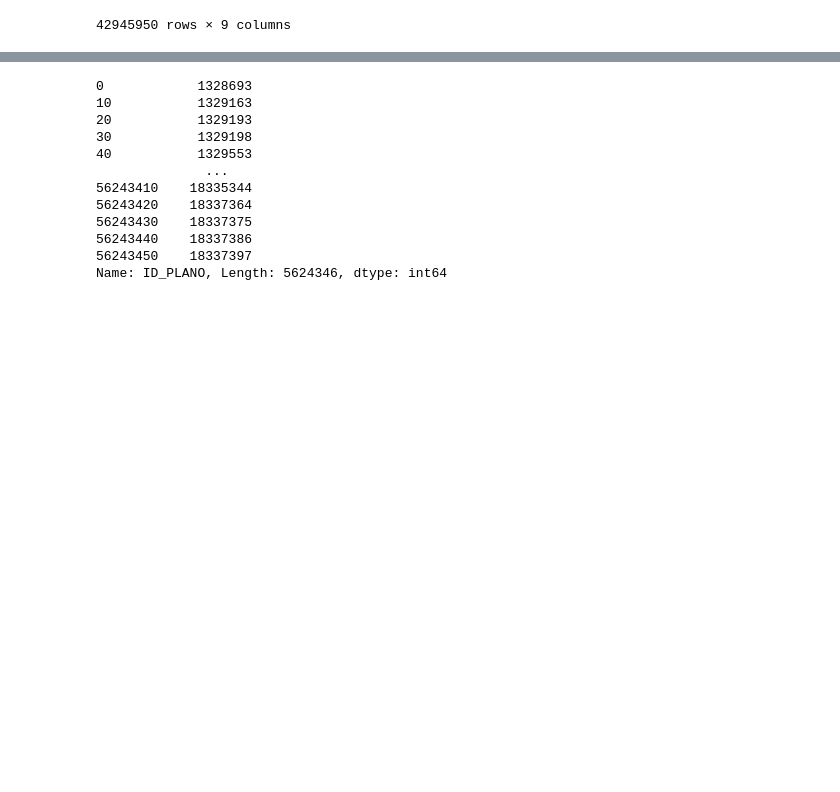
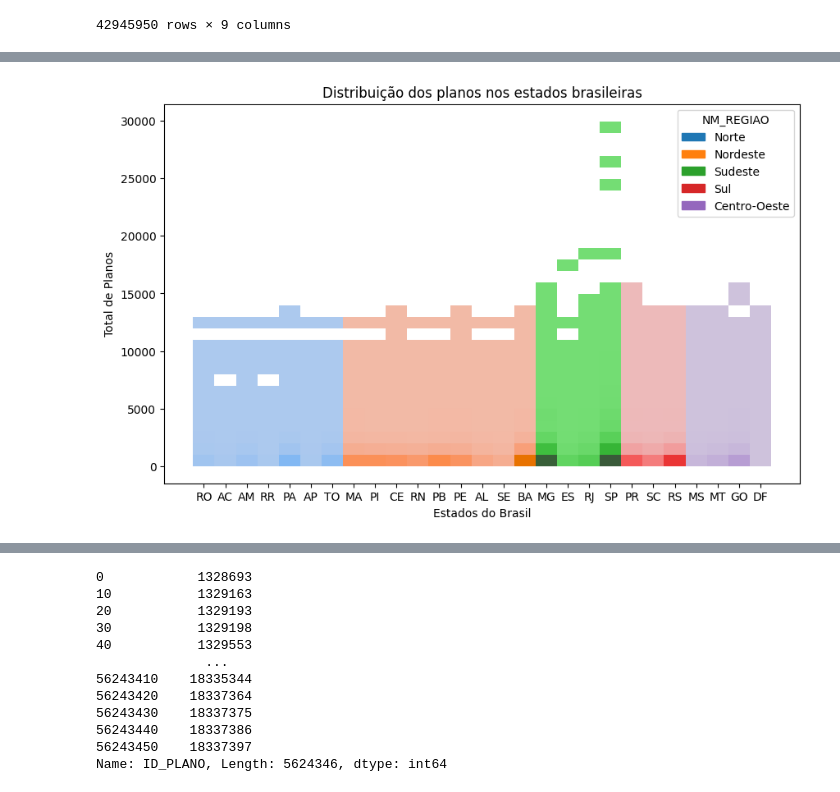
Before and after one commit to MaMBassi/TopicosEspeciaisII, a Jupyter notebook: analise_estatistica_plano_saude_2020.ipynb, the cells around one changed output, grey strips where cells are left out. Drawn from its saved outputs; the diff is of its cells as text; code cells hidden in the pictures; blank space fills up the shorter version.

```diff
--- a/analise_estatistica_plano_saude_2020.ipynb
+++ b/analise_estatistica_plano_saude_2020.ipynb
@@ -264,3 +387,12 @@ tabela
+# %%
+plt.figure(figsize=(10, 6))
+sns.histplot(data=planos_ativos_2020, x='SG_UF', y = 'VCM', hue="NM_REGIAO", legend=True, bins=30)
+plt.title('Distribuição dos planos nos estados brasileiras')
+plt.xlabel('Estados do Brasil')
+plt.ylabel('Total de Planos')
+plt.show()
+# %% [output]
+[figure, added]
 # %%
 DATA_BASE = 2021
 
```
Also changed, not shown: parts of 8 cells of this notebook.
